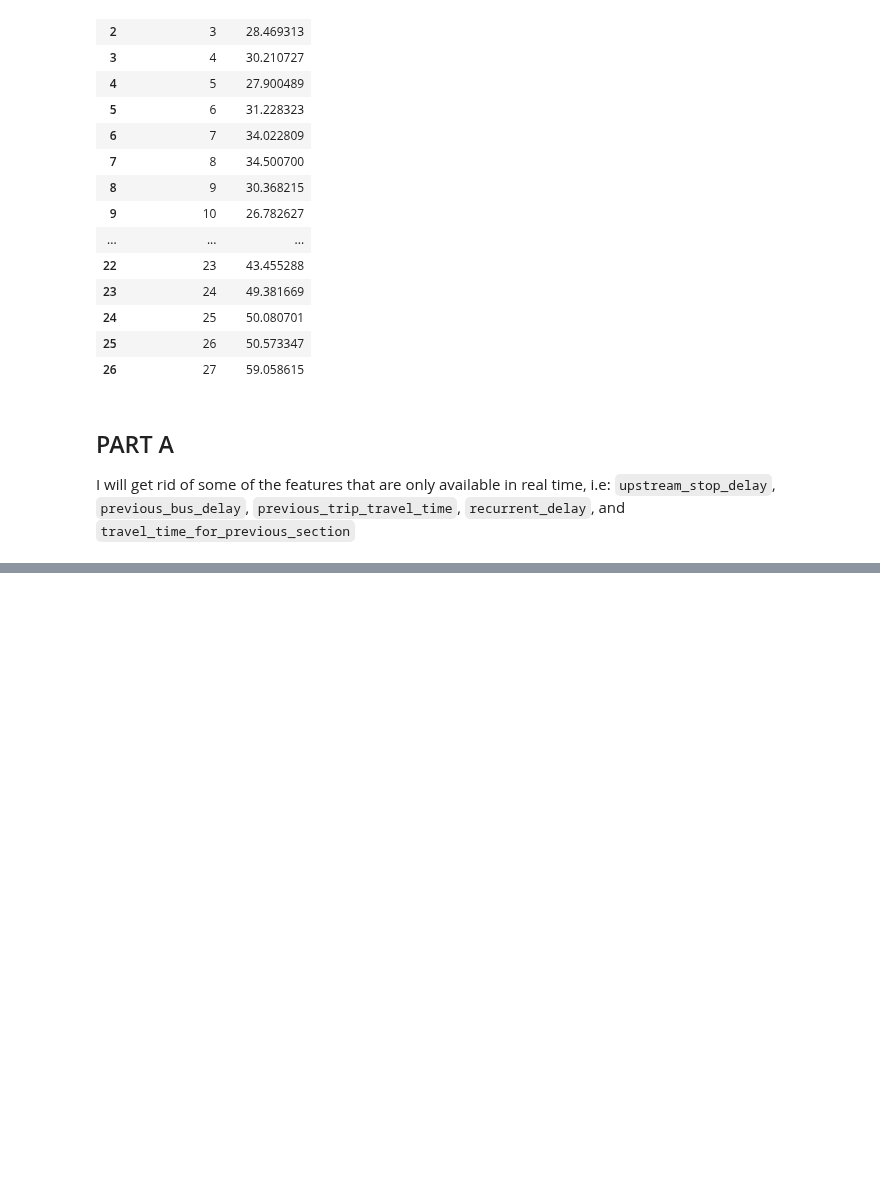
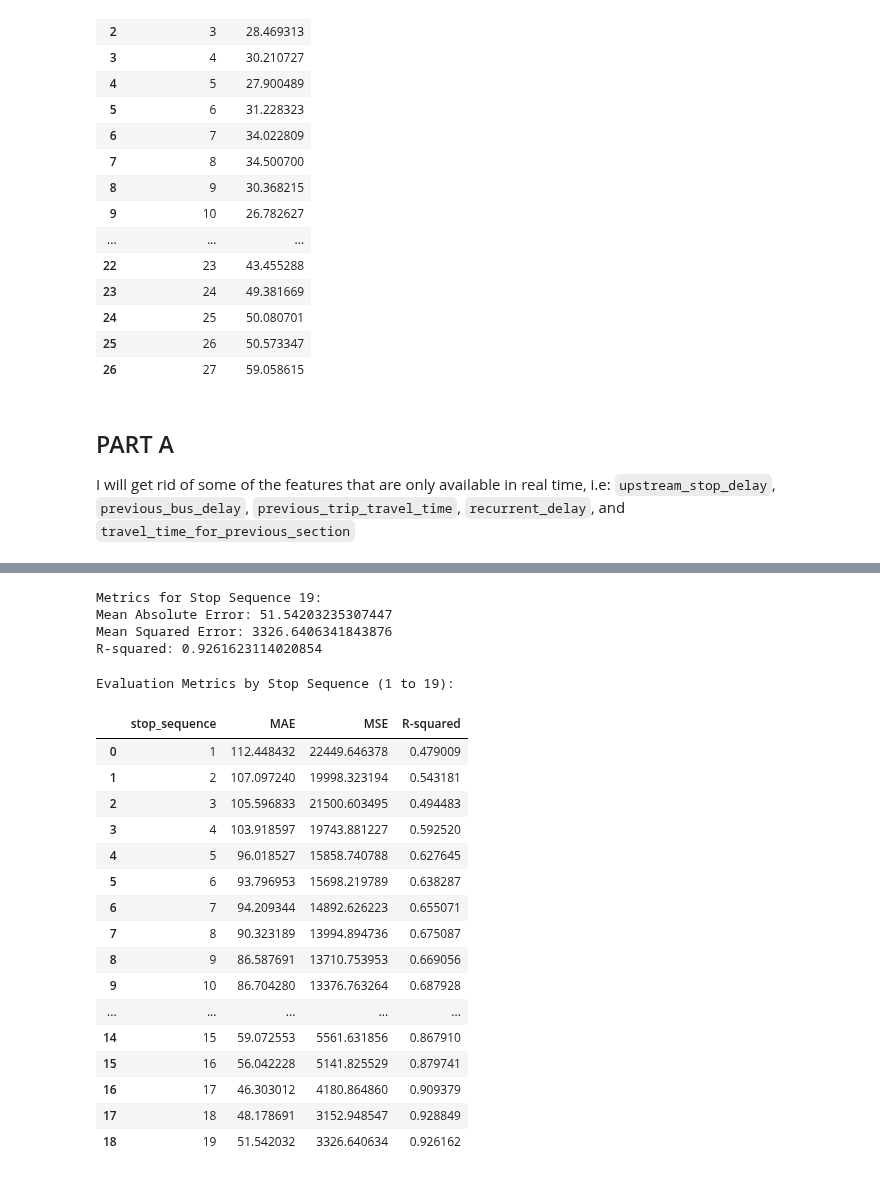
Before and after one commit to Gioalf/AH2179, a Jupyter notebook: project/AIprojectGioAlf.ipynb, the cells around one changed output, grey strips where cells are left out. Cells and saved outputs as stored; diff of their text form; code cells hidden in the pictures; blank space fills up the shorter version.

```diff
--- a/project/AIprojectGioAlf.ipynb
+++ b/project/AIprojectGioAlf.ipynb
@@ -316,0 +429,80 @@ dfA_clean
+# %%
+X_test_A1_19 = X_test[X_test['stop_sequence'] == 19]
+y_test_A1_19 = y_test.loc[X_test_A1_19.index]
+
+#Normalize the features
+X_test_scaled_A1_19 = scaler.transform(X_test_A1_19)
+
+# Predict the test data with the fitted model
+y_pred_A1_19 = model.predict(X_test_scaled_A1_19)
+
+mae = mean_absolute_error(y_test_A1_19, y_pred_A1_19)
+mse = mean_squared_error(y_test_A1_19, y_pred_A1_19)
+r2 = r2_score(y_test_A1_19, y_pred_A1_19)
+
+print(f"Metrics for Stop Sequence 19:")
+print(f"Mean Absolute Error: {mae}")
+print(f"Mean Squared Error: {mse}")
+print(f"R-squared: {r2}")
+# %% [output]
+Metrics for Stop Sequence 19:
+Mean Absolute Error: 51.54203235307447
+Mean Squared Error: 3326.6406341843876
+R-squared: 0.9261623114020854
+# %%
+evaluation_results = []
+
+for stop_seq in range(1, 20):  # Loop from stop_sequence 1 to 19 (exclusive of 20)
+    # Filter the test data for the current stop sequence
+    X_test_seq = X_test[X_test['stop_sequence'] == stop_seq]
+    y_test_seq = y_test.loc[X_test_seq.index]
+
+    # Check if there are samples for the current stop sequence
+    if not X_test_seq.empty:
+        # Normalize the features using the scaler fitted on the training data
+        X_test_scaled_seq = scaler.transform(X_test_seq)
+
+        # Predict the test data with the fitted model
+        y_pred_seq = model.predict(X_test_scaled_seq)
+
+        # Calculate evaluation metrics
+        mae = mean_absolute_error(y_test_seq, y_pred_seq)
+        mse = mean_squared_error(y_test_seq, y_pred_seq)
+        r2 = r2_score(y_test_seq, y_pred_seq)
+
+        # Store the results in a dictionary
+        results = {
+            'stop_sequence': stop_seq,
+            'MAE': mae,
+            'MSE': mse,
+            'R-squared': r2
+        }
+        evaluation_results.append(results)
+    else:
+        print(f"No test samples for stop sequence {stop_seq}")
+
+# Convert the list of dictionaries to a DataFrame for better viewing
+evaluation_df = pd.DataFrame(evaluation_results)
+
+# Display the results
+print("Evaluation Metrics by Stop Sequence (1 to 19):")
+display(evaluation_df)
+# %% [output]
+Evaluation Metrics by Stop Sequence (1 to 19):
+|  | stop_sequence | MAE | MSE | R-squared |
+| 0 | 1 | 112.448432 | 22449.646378 | 0.479009 |
+| 1 | 2 | 107.097240 | 19998.323194 | 0.543181 |
+| 2 | 3 | 105.596833 | 21500.603495 | 0.494483 |
+| 3 | 4 | 103.918597 | 19743.881227 | 0.592520 |
+| 4 | 5 | 96.018527 | 15858.740788 | 0.627645 |
+| 5 | 6 | 93.796953 | 15698.219789 | 0.638287 |
+| 6 | 7 | 94.209344 | 14892.626223 | 0.655071 |
+| 7 | 8 | 90.323189 | 13994.894736 | 0.675087 |
+| 8 | 9 | 86.587691 | 13710.753953 | 0.669056 |
+| 9 | 10 | 86.704280 | 13376.763264 | 0.687928 |
+| ... | ... | ... | ... | ... |
+| 14 | 15 | 59.072553 | 5561.631856 | 0.867910 |
+| 15 | 16 | 56.042228 | 5141.825529 | 0.879741 |
+| 16 | 17 | 46.303012 | 4180.864860 | 0.909379 |
+| 17 | 18 | 48.178691 | 3152.948547 | 0.928849 |
+| 18 | 19 | 51.542032 | 3326.640634 | 0.926162 |
```
Also changed, not shown: parts of 26 cells of this notebook.
